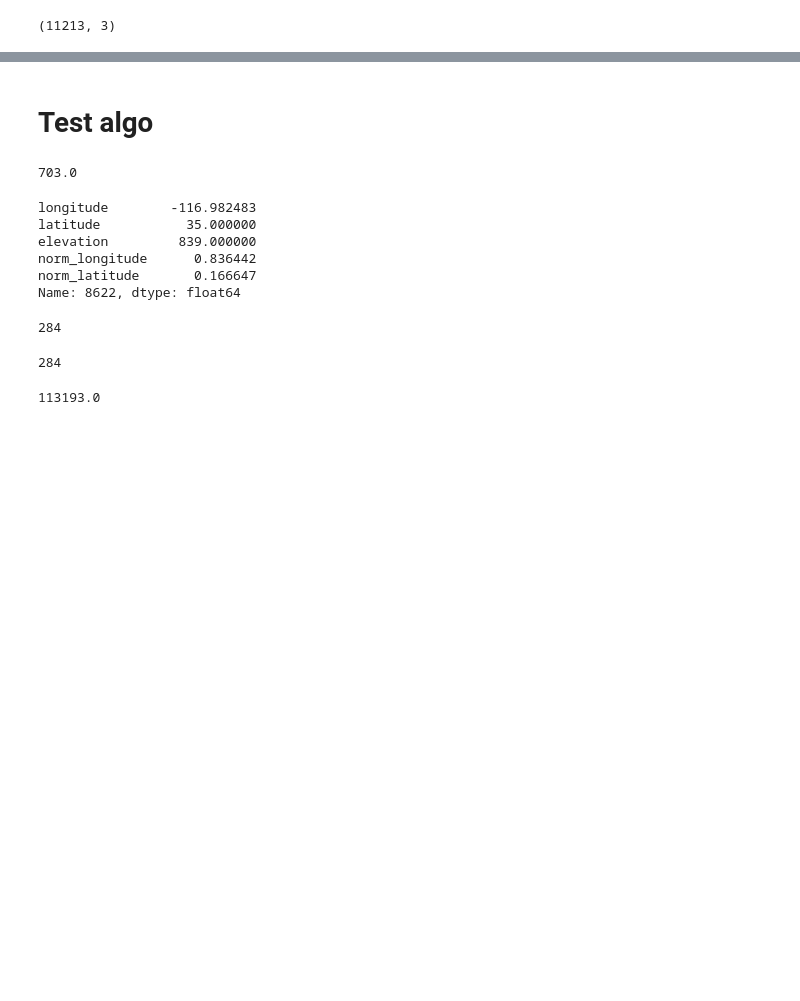
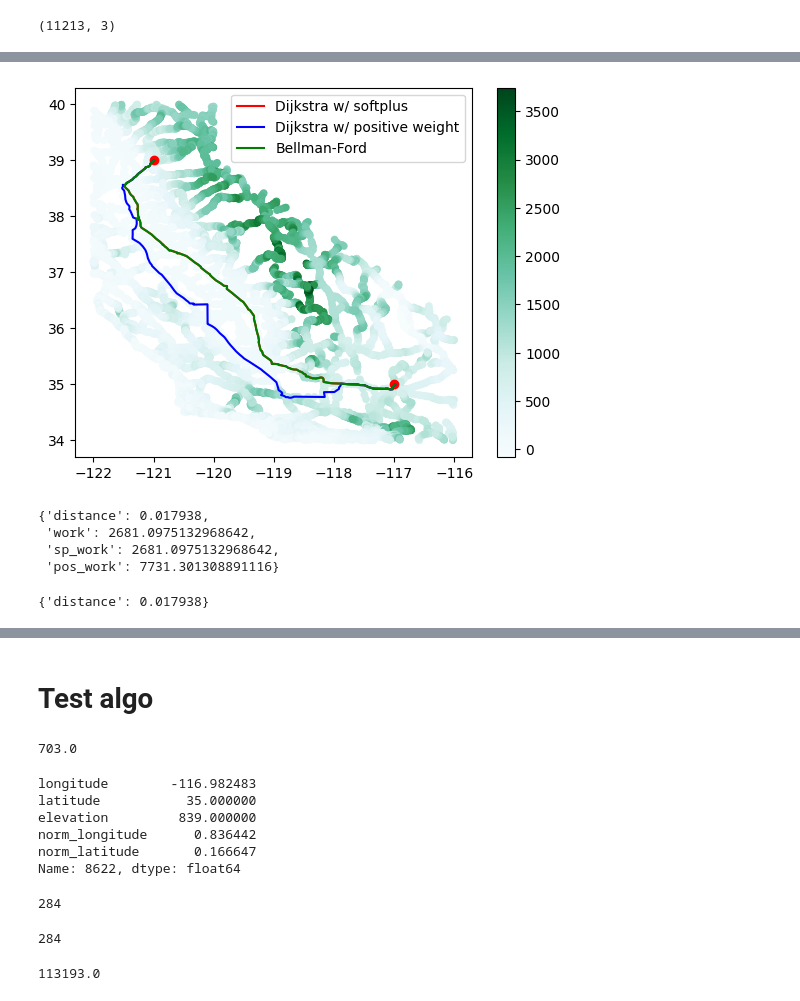
Before and after one commit to RaulAstudillo06/PSBAX, a Jupyter notebook: experiments/shortest-path/test_dijkstra.ipynb, the cells around one changed output, grey strips where cells are left out. Saved outputs shown, nothing was run; the diff lists cells and outputs as text; code cells hidden in the pictures; blank space fills up the shorter version.

```diff
--- a/experiments/shortest-path/test_dijkstra.ipynb
+++ b/experiments/shortest-path/test_dijkstra.ipynb
@@ -91,0 +418,17 @@ end_node = df_nodes.iloc[((df_nodes["longitude"] - end[0])**2 + (df_nodes["latit
+# %%
+
+start = (-121, 39)
+end = (-117, 35)
+start_node = df_nodes.iloc[((df_nodes["longitude"] - start[0])**2 + (df_nodes["latitude"] - start[1])**2).idxmin()]
+end_node = df_nodes.iloc[((df_nodes["longitude"] - end[0])**2 + (df_nodes["latitude"] - end[1])**2).idxmin()]
+
+P = nx.shortest_path(G, source=start_node.name, target=end_node.name, weight="sp_work")
+P_pos = nx.shortest_path(G, source=start_node.name, target=end_node.name, weight="pos_work")
+P_bf_path = nx.bellman_ford_path(G, source=start_node.name, target=end_node.name, weight="work")
+
+# bax_start_node = 3939
+# bax_end_node = 446
+
+# P = nx.shortest_path(G, source=bax_start_node, target=bax_end_node, weight="sp_work")
+# P_pos = nx.shortest_path(G, source=bax_start_node, target=bax_end_node, weight="pos_work")
+# P_bf_path = nx.bellman_ford_path(G, source=bax_start_node, target=bax_end_node, weight="work")
@@ -91,0 +437,37 @@ end_node = df_nodes.iloc[((df_nodes["longitude"] - end[0])**2 + (df_nodes["latit
+# %%
+# Plot the graph
+fig, ax = plt.subplots()
+
+points = ax.scatter(df_nodes["longitude"], df_nodes["latitude"], c=df_nodes["elevation"], s=20, cmap="BuGn")
+# start = (df_nodes.loc[bax_start_node]["longitude"], df_nodes.loc[bax_start_node]["latitude"])
+# end = (df_nodes.loc[bax_end_node]["longitude"], df_nodes.loc[bax_end_node]["latitude"])
+ax.scatter([start[0], end[0]], [start[1], end[1]], color="red")
+P_nodes = [
+    (df_nodes.loc[u]["longitude"], df_nodes.loc[u]["latitude"])
+    for u in P
+]
+P_nodes = np.array(P_nodes)
+ax.plot(P_nodes[:, 0], P_nodes[:, 1], color="red", label="Dijkstra w/ softplus")
+fig.colorbar(points)
+P_pos_nodes = [
+    (df_nodes.loc[u]["longitude"], df_nodes.loc[u]["latitude"])
+    for u in P_pos
+]
+P_pos_nodes = np.array(P_pos_nodes)
+ax.plot(P_pos_nodes[:, 0], P_pos_nodes[:, 1], color="blue", label="Dijkstra w/ positive weight")
+
+P_bf_nodes = [
+    (df_nodes.loc[u]["longitude"], df_nodes.loc[u]["latitude"])
+    for u in P_bf_path
+]
+P_bf_nodes = np.array(P_bf_nodes)
+ax.plot(P_bf_nodes[:, 0], P_bf_nodes[:, 1], color="green", label="Bellman-Ford")
+ax.legend()
+plt.show()
+
+
+# plot the shortest path
+# nx.draw(G, pos=df_nodes[["norm_longitude", "norm_latitude"]].to_numpy(), node_size=20, ax=ax, edge_color="gray")
+# nx.draw_networkx_edges(G, pos=df_nodes[["norm_longitude", "norm_latitude"]].to_numpy(), edgelist=[(P[i], P[i+1]) for i in range(len(P) - 1)], edge_color="red", ax=ax)
+# %% [output]
+[figure, added]
@@ -91,0 +486,11 @@ end_node = df_nodes.iloc[((df_nodes["longitude"] - end[0])**2 + (df_nodes["latit
+# %%
+G.get_edge_data(1, 14)
+# %% [output]
+{'distance': 0.017938,
+ 'work': 2681.0975132968642,
+ 'sp_work': 2681.0975132968642,
+ 'pos_work': 7731.301308891116}
+# %%
+g.get_edge_data(1, 14)
+# %% [output]
+{'distance': 0.017938}
```
Also changed, not shown: parts of 27 cells of this notebook, 7 other files.
